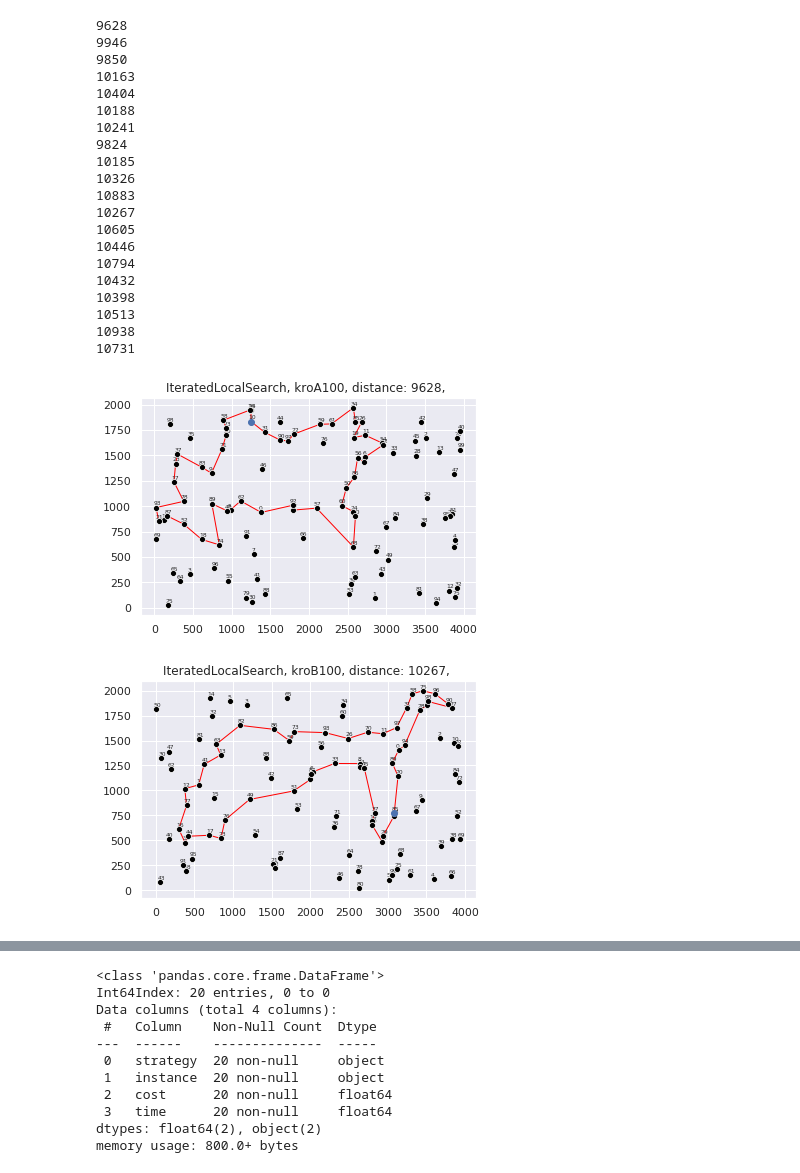
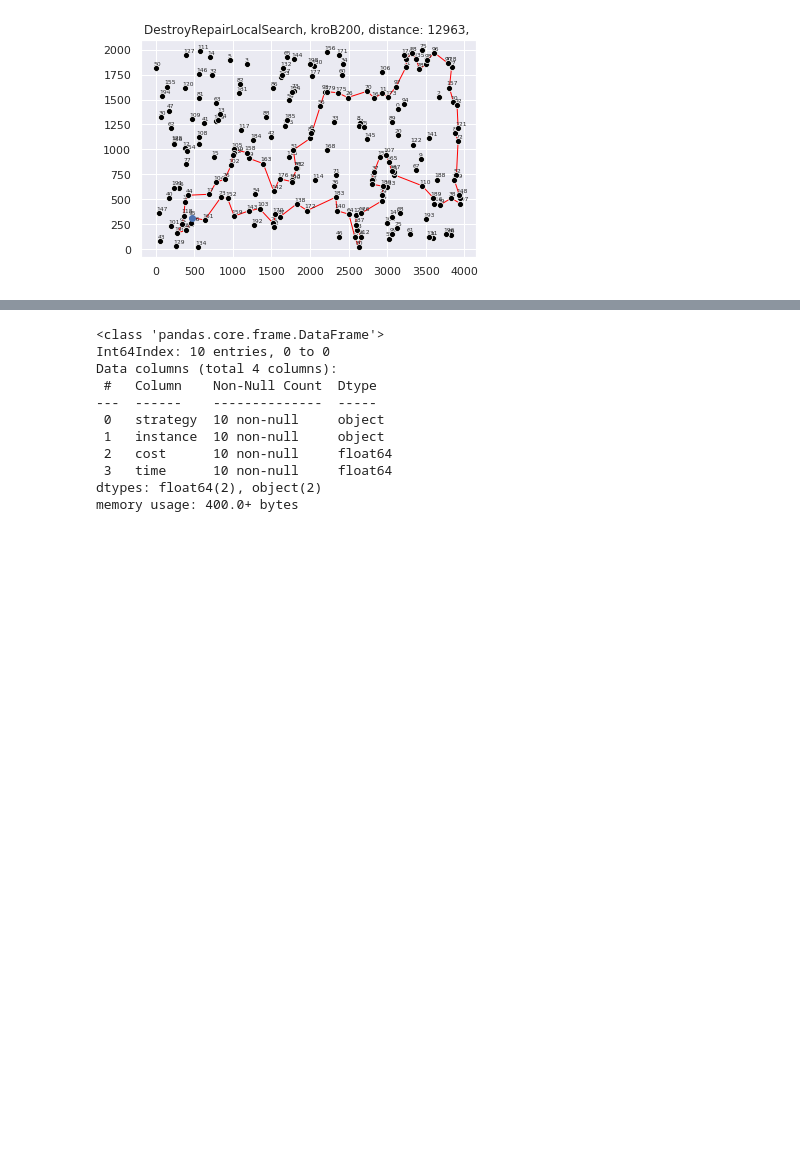
Before and after one commit to hancia/AEM, a Jupyter notebook: strategies/destroy_repair/comparision.ipynb, the cells around one changed output, grey strips where cells are left out. Drawn from its saved outputs; the diff is of its cells as text; code cells hidden in the pictures; blank space fills up the shorter version.

```diff
--- a/strategies/destroy_repair/comparision.ipynb
+++ b/strategies/destroy_repair/comparision.ipynb
@@ -12,57 +12,36 @@ from strategies.greedy_cycle.cheapest_insertion import CheapestInsertion
 from api.instance import Instance
 from strategies.iterated_local_search.iterated_local_search import IteratedLocalSearch
 from strategies.local_search.local_search import LocalSearch
 from strategies.local_search_candidates_moves.local_search_candidates_moves import LocalSearchWitchCandidatesMoves
 from strategies.ls_cache.local_search_with_cache import LocalSearchWitchCache
 from strategies.multiple_local_search.multiple_local_search import MultipleStartLocalSearch
 from utils.utils import draw_solution
 import pandas as pd
 
 sns.set()
 df = pd.DataFrame(columns=['strategy','instance', 'cost', 'time'])
-for instance_name in ['kroA100', 'kroB100']:
+for instance_name in ['kroB200']:
     instance = Instance(name=instance_name)
-    solve_strategy1: IteratedLocalSearch = IteratedLocalSearch(
+    solve_strategy1: DestroyRepairLocalSearch = DestroyRepairLocalSearch(
         instance=instance,
-        perturbation=12,
+        perturbation=40
     )
     solve_strategies = {}
-    solve_strategies["IteratedLocalSearch"] = solve_strategy1
+    solve_strategies["DestroyRepairLocalSearch"] = solve_strategy1
 
     for str_id in solve_strategies.keys():
         solve_strategy = solve_strategies[str_id]
         solve_strategy.run(run_times=10)
         for s, cost, time in solve_strategy.solutions:
             df = df.append(pd.DataFrame([[str_id, instance_name, cost, time]], columns=['strategy','instance', 'cost', 'time']))
         costs = list(map(lambda x: x[1], solve_strategy.solutions))
         draw_solution(
             instance=instance,
             solution=solve_strategy.solution,
             title=f'{str_id}, {instance.name}, distance: {solve_strategy.solution_cost}, ',
             save_file_name=f'{instance.name}_{min(costs)}_{str_id}.png'
         )
 df
 # %% [output]
-9628
-9946
-9850
-10163
-10404
-10188
-10241
-9824
-10185
-10326
-10883
-10267
-10605
-10446
-10794
-10432
-10398
-10513
-10938
-10731
-[figure, old version]
+[figure, new version]
-[figure, removed]
 |  | strategy | instance | cost | time |
@@ -87,16 +60,16 @@ df['cost'] = df['cost'].astype(float)
 df.info()
 # %% [output]
 <class 'pandas.core.frame.DataFrame'>
-Int64Index: 20 entries, 0 to 0
+Int64Index: 10 entries, 0 to 0
 Data columns (total 4 columns):
  #   Column    Non-Null Count  Dtype
 ---  ------    --------------  -----
- 0   strategy  20 non-null     object
- 1   instance  20 non-null     object
- 2   cost      20 non-null     float64
- 3   time      20 non-null     float64
+ 0   strategy  10 non-null     object
+ 1   instance  10 non-null     object
+ 2   cost      10 non-null     float64
+ 3   time      10 non-null     float64
 dtypes: float64(2), object(2)
-memory usage: 800.0+ bytes
+memory usage: 400.0+ bytes
 # %%
 df_cost = df.groupby(['instance', 'strategy']).agg({'cost' : ['min','mean', 'max']}).astype(int)
 df_cost
```
Also changed, not shown: parts of 5 cells of this notebook, 12 other files.
